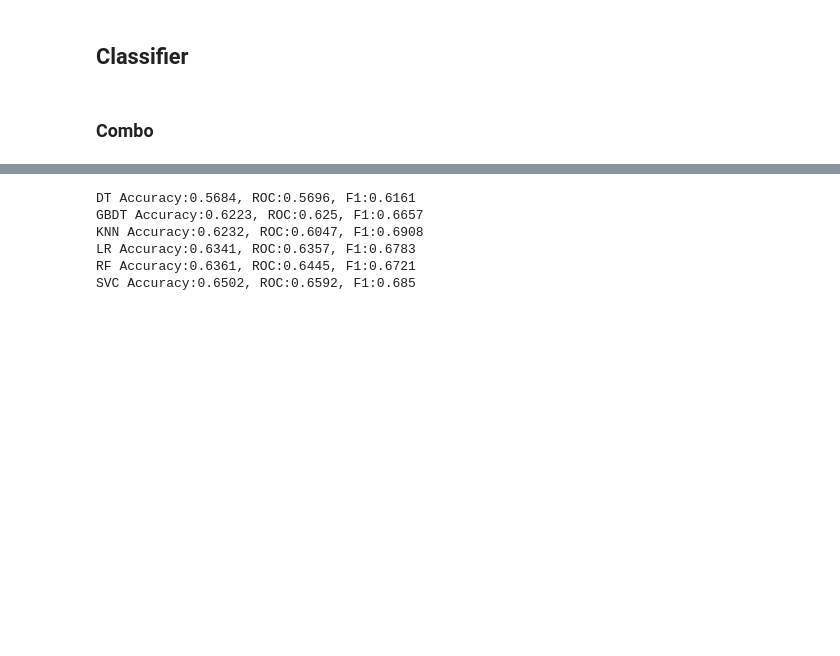
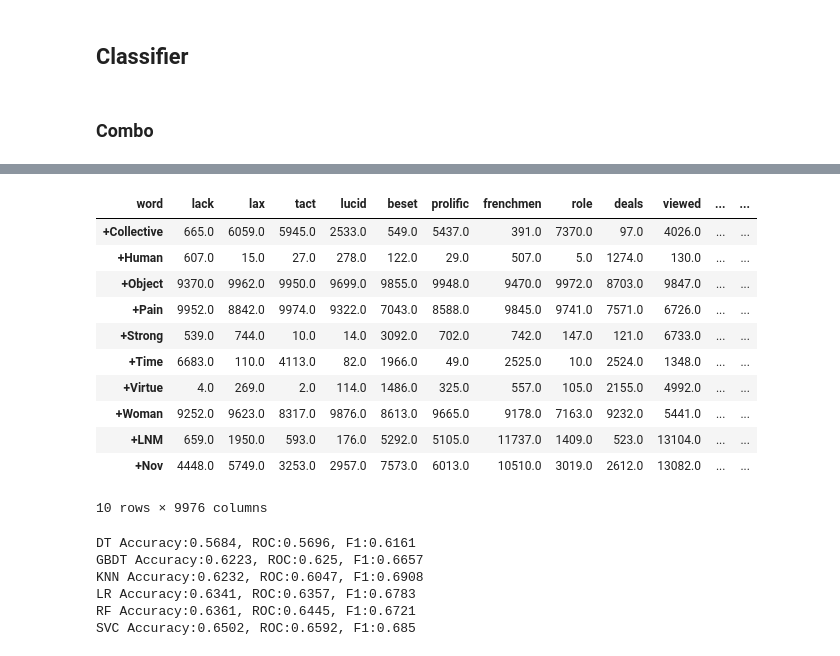
Before and after one commit to quadrismegistus/koselleck, a Jupyter notebook: koselleck/classify.ipynb, the cells around one changed output, grey strips where cells are left out. Cells and saved outputs as stored; diff of their text form; code cells hidden in the pictures; blank space fills up the shorter version.

```diff
--- a/koselleck/classify.ipynb
+++ b/koselleck/classify.ipynb
@@ -123 +142,13 @@ Keyword         109
 Name: is_kw, dtype: int64
+# %%
+from sklearn.feature_selection import RFE
+from sklearn.linear_model import LogisticRegression
+X=dfcr.select_dtypes('number')
+Y=dfcr.is_kw
+
+model = LogisticRegression(solver='lbfgs')
+rfe = RFE(model, 10)
+fit = rfe.fit(X, Y)
+print("Num Features: %d" % fit.n_features_)
+print("Selected Features: %s" % fit.support_)
+print("Feature Ranking: %s" % fit.ranking_)
@@ -124,3 +165,18 @@ Name: is_kw, dtype: int64
+# %%
+X.T.loc[fit.support_]
+# %% [output]
+| word | lack | lax | tact | lucid | beset | prolific | frenchmen | role | deals | viewed | ... | ... |
+| +Collective | 665.0 | 6059.0 | 5945.0 | 2533.0 | 549.0 | 5437.0 | 391.0 | 7370.0 | 97.0 | 4026.0 | ... | ... |
+| +Human | 607.0 | 15.0 | 27.0 | 278.0 | 122.0 | 29.0 | 507.0 | 5.0 | 1274.0 | 130.0 | ... | ... |
+| +Object | 9370.0 | 9962.0 | 9950.0 | 9699.0 | 9855.0 | 9948.0 | 9470.0 | 9972.0 | 8703.0 | 9847.0 | ... | ... |
+| +Pain | 9952.0 | 8842.0 | 9974.0 | 9322.0 | 7043.0 | 8588.0 | 9845.0 | 9741.0 | 7571.0 | 6726.0 | ... | ... |
+| +Strong | 539.0 | 744.0 | 10.0 | 14.0 | 3092.0 | 702.0 | 742.0 | 147.0 | 121.0 | 6733.0 | ... | ... |
+| +Time | 6683.0 | 110.0 | 4113.0 | 82.0 | 1966.0 | 49.0 | 2525.0 | 10.0 | 2524.0 | 1348.0 | ... | ... |
+| +Virtue | 4.0 | 269.0 | 2.0 | 114.0 | 1486.0 | 325.0 | 557.0 | 105.0 | 2155.0 | 4992.0 | ... | ... |
+| +Woman | 9252.0 | 9623.0 | 8317.0 | 9876.0 | 8613.0 | 9665.0 | 9178.0 | 7163.0 | 9232.0 | 5441.0 | ... | ... |
+| +LNM | 659.0 | 1950.0 | 593.0 | 176.0 | 5292.0 | 5105.0 | 11737.0 | 1409.0 | 523.0 | 13104.0 | ... | ... |
+| +Nov | 4448.0 | 5749.0 | 3253.0 | 2957.0 | 7573.0 | 6013.0 | 10510.0 | 3019.0 | 2612.0 | 13082.0 | ... | ... |
+10 rows × 9976 columns
 # %%
 def classify(dfcr,
               y_col_name,
```
Also changed, not shown: parts of 8 cells of this notebook, 9 other files.
